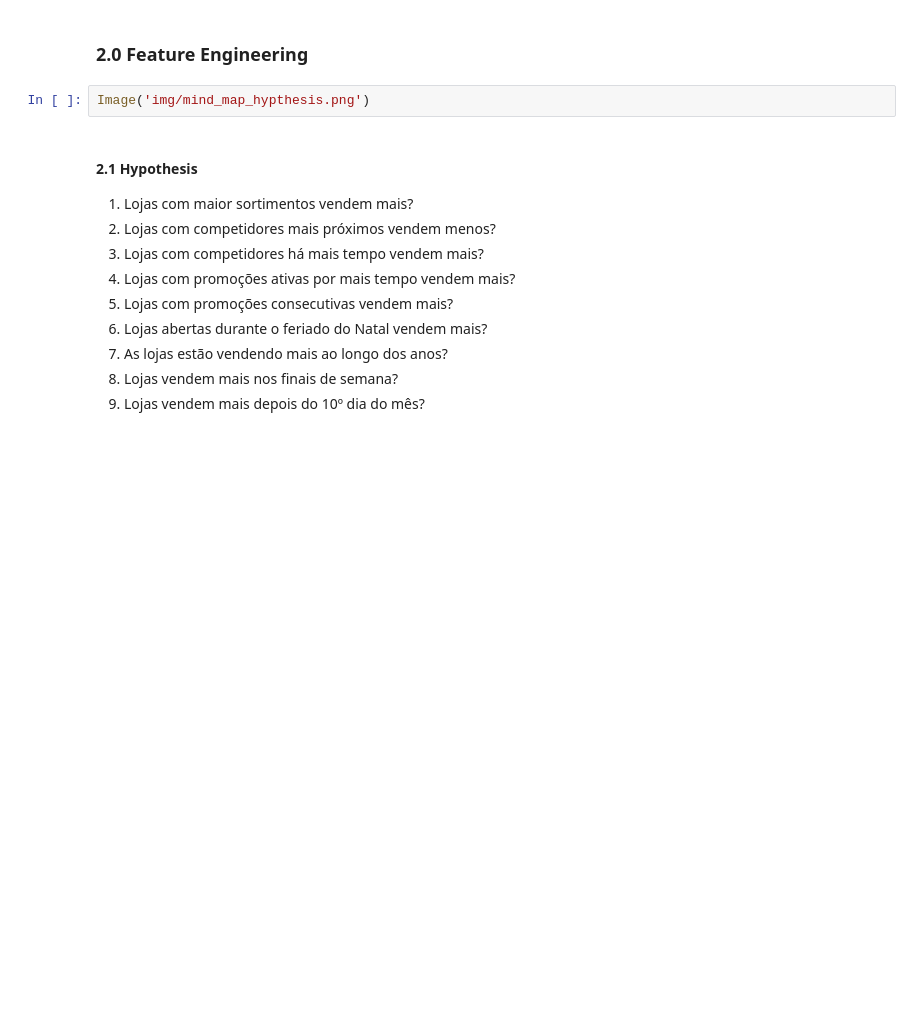
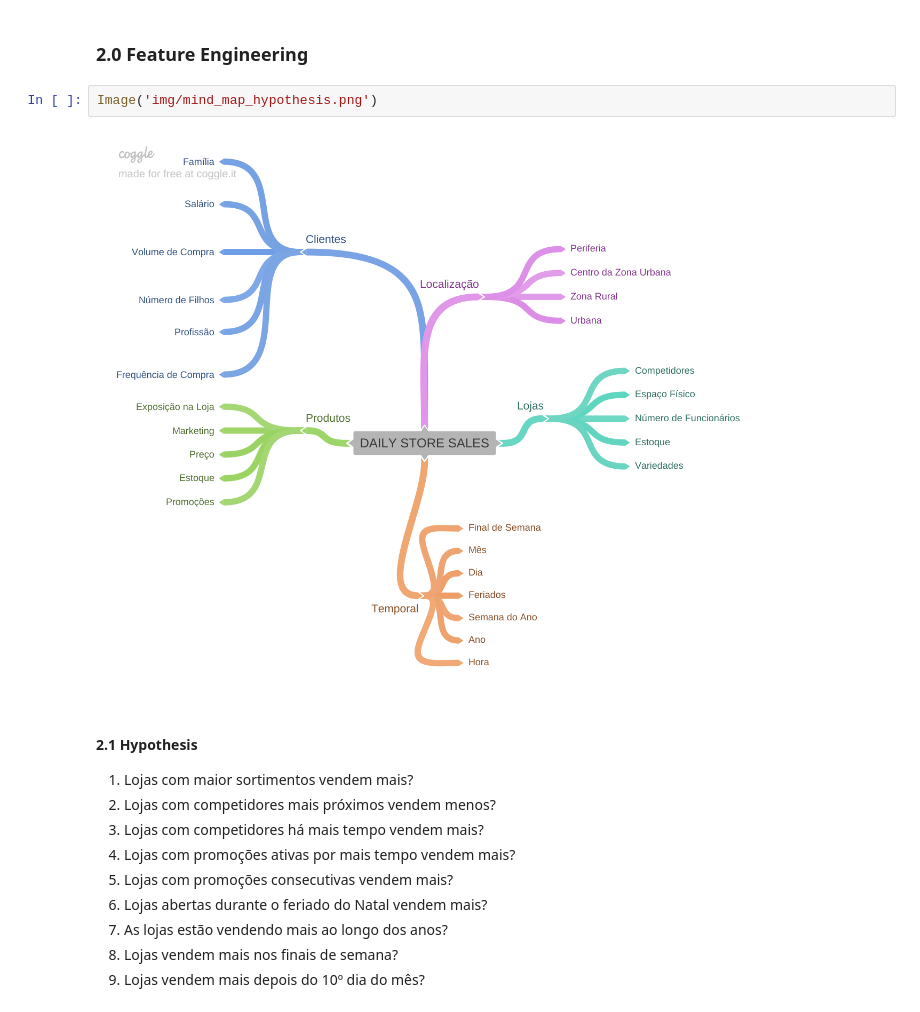
Before and after one commit to RicardoFFdev/webapp_rossmann, a Jupyter notebook: ds_producao_final.ipynb, the cells around one changed output. Cells and saved outputs as stored; diff of their text form; blank space fills up the shorter version.

```diff
--- a/ds_producao_final.ipynb
+++ b/ds_producao_final.ipynb
@@ -230,7 +363,9 @@ sns.boxenplot(x='assortment' , y='sales' , data=aux1 )
 # %% [markdown]
 ### 2.0 Feature Engineering
 # %%
-Image('img/mind_map_hypthesis.png')
+Image('img/mind_map_hypothesis.png')
+# %% [output]
+[figure, added]
 # %% [markdown]
 #### 2.1 Hypothesis
 
```
Also changed, not shown: parts of 39 cells of this notebook, 10 other files.
